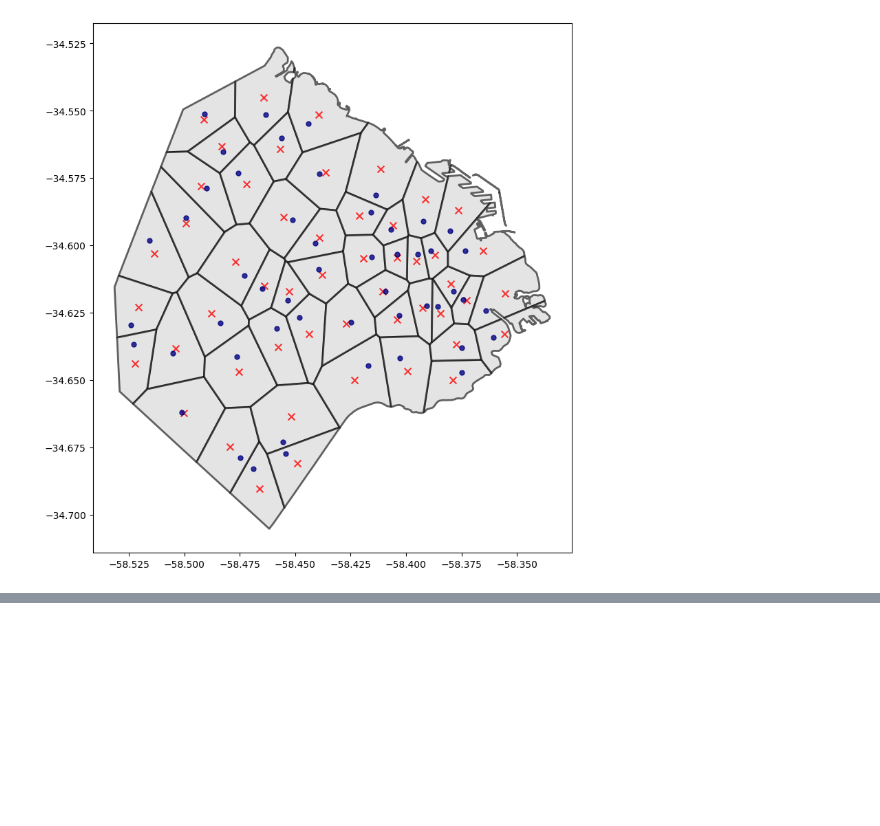
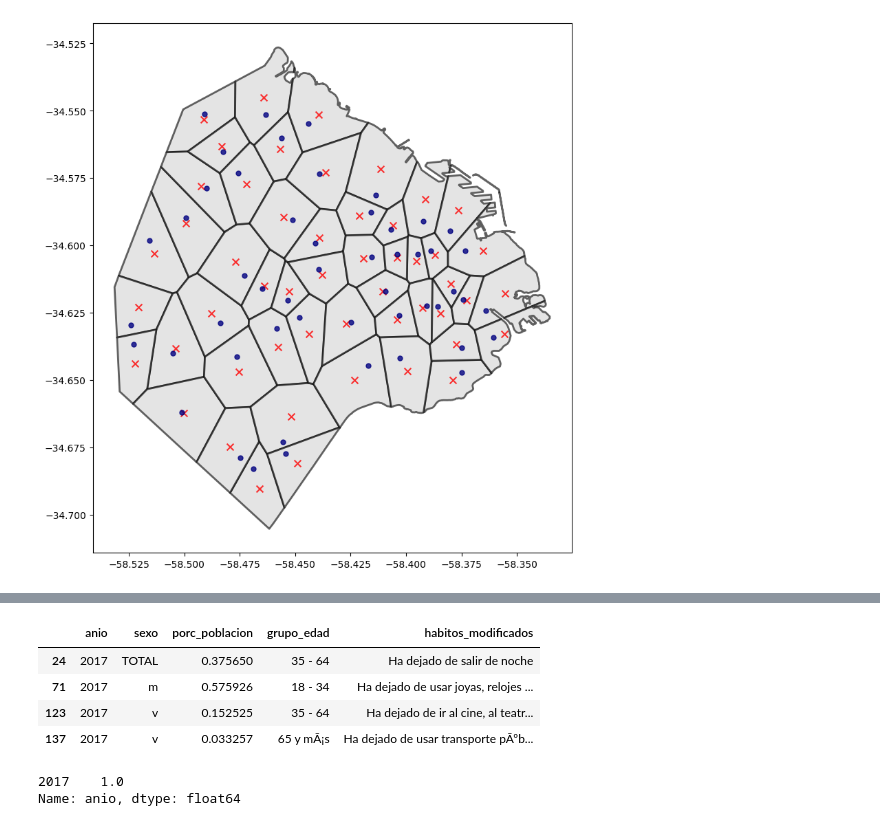
Before and after one commit to juanseh238/comuna-tracker, a Jupyter notebook: 03_eda_seguridad.ipynb, the cells around one changed output, grey strips where cells are left out. Saved outputs shown, nothing was run; the diff lists cells and outputs as text; code cells hidden in the pictures; blank space fills up the shorter version.

```diff
--- a/03_eda_seguridad.ipynb
+++ b/03_eda_seguridad.ipynb
@@ -562,0 +693,15 @@ comisarias[comisarias.id.isin(sample_ids)].plot(ax=plt.gca(), color="navy", alph
+# %%
+habitos.porc_poblacion = habitos.porc_poblacion / 100
+# %%
+habitos.sample(4)
+# %% [output]
+|  | anio | sexo | porc_poblacion | grupo_edad | habitos_modificados |
+| 24 | 2017 | TOTAL | 0.375650 | 35 - 64 | Ha dejado de salir de noche |
+| 71 | 2017 | m | 0.575926 | 18 - 34 | Ha dejado de usar joyas, relojes ... |
+| 123 | 2017 | v | 0.152525 | 35 - 64 | Ha dejado de ir al cine, al teatr... |
+| 137 | 2017 | v | 0.033257 | 65 y mÃ¡s | Ha dejado de usar transporte pÃºb... |
+# %%
+habitos.anio.value_counts(dropna=True, normalize=True)
+# %% [output]
+2017    1.0
+Name: anio, dtype: float64
```
Also changed, not shown: parts of 32 cells of this notebook, 49 other files.
